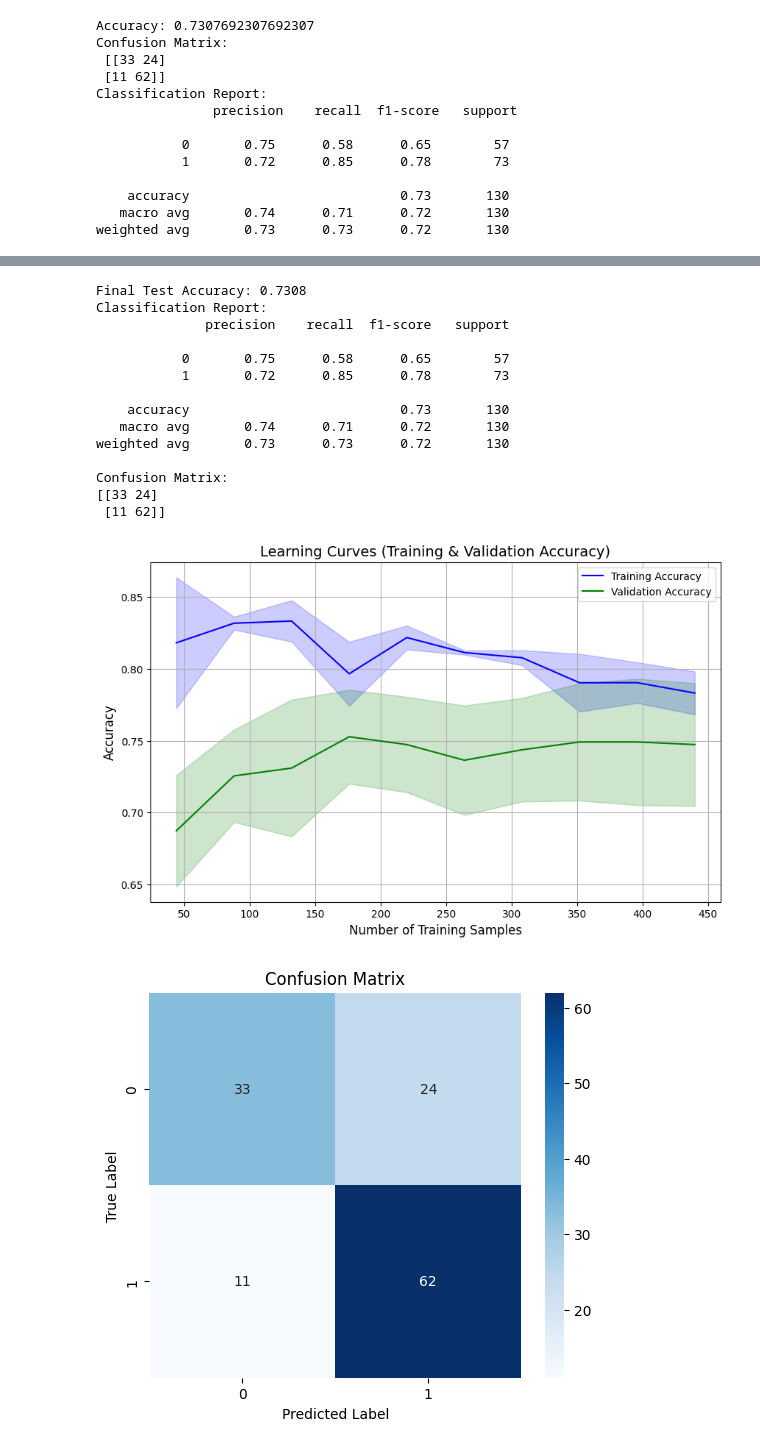
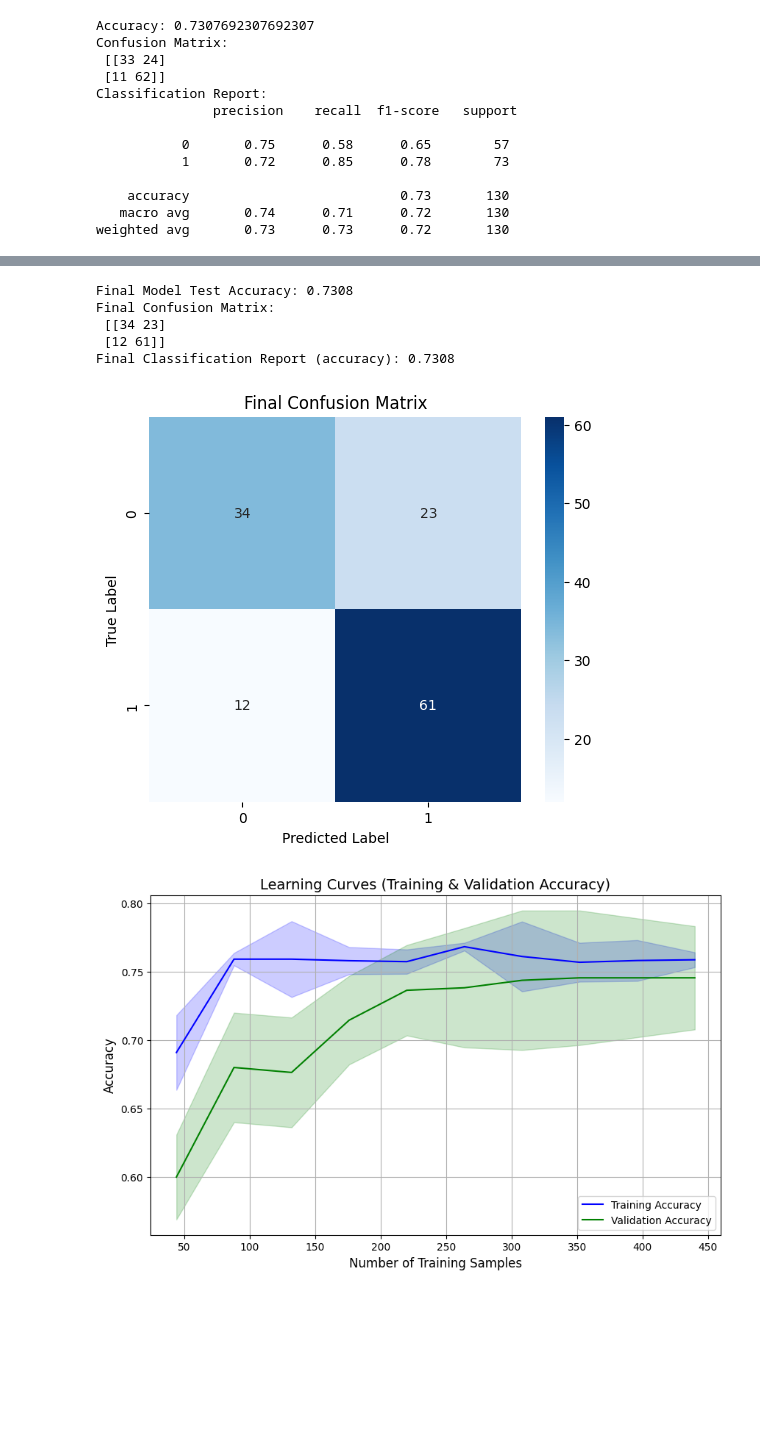
Before and after one commit to Patrick-Devine33/Academic-Success-Predictor, a Jupyter notebook: models/Logistic_Regression.ipynb, the cells around one changed output, grey strips where cells are left out. Cells and saved outputs as stored; diff of their text form; code cells hidden in the pictures; blank space fills up the shorter version.

Commit message:
Final model with completed tuning

```diff
--- a/models/Logistic_Regression.ipynb
+++ b/models/Logistic_Regression.ipynb
@@ -298,7 +259,7 @@ y = df2['result_pass']
 
 smote = SMOTE(random_state=42)
 
-kf = StratifiedKFold(n_splits=10, shuffle=True, random_state=42)
+kf = KFold(n_splits=5, shuffle=True, random_state=42)
 
 accuracies = []
 conf_matrices = []
@@ -381,85 +509,71 @@ Best Accuracy: 0.7860
 # %%
-
-
 X_train, X_test, y_train, y_test = train_test_split(X, y, test_size=0.2, random_state=42)
 
 smote = SMOTE(random_state=42)
 X_train_smote, y_train_smote = smote.fit_resample(X_train, y_train)
 
 final_model = LogisticRegression(
-    penalty='l1',
-    C=1,
-    solver='saga',
-    max_iter=10000,
-    random_state=42
+    penalty=best_params['penalty'],
+    C=best_params['C'],
+    solver=best_params['solver'],
+    max_iter=best_params['max_iter']
 )
 
 final_model.fit(X_train_smote, y_train_smote)
 
-y_pred = final_model.predict(X_test)
+y_pred_final = final_model.predict(X_test)
 
-accuracy = accuracy_score(y_test, y_pred)
-print(f"Final Test Accuracy: {accuracy:.4f}")
+final_accuracy = accuracy_score(y_test, y_pred_final)
+print(f"Final Model Test Accuracy: {final_accuracy:.4f}")
 
-print("Classification Report:")
-print(classification_report(y_test, y_pred))
+cm_final = confusion_matrix(y_test, y_pred_final)
+print("Final Confusion Matrix:\n", cm_final)
 
-print("Confusion Matrix:")
-print(confusion_matrix(y_test, y_pred))
+class_report_final = classification_report(y_test, y_pred_final, output_dict=True)
+print("Final Classification Report (accuracy): {:.4f}".format(class_report_final['accuracy']))
+
+plt.figure(figsize=(6, 5))
+sns.heatmap(cm_final, annot=True, fmt='d', cmap='Blues', xticklabels=['0', '1'], yticklabels=['0', '1'])
+plt.title('Final Confusion Matrix')
+plt.xlabel('Predicted Label')
+plt.ylabel('True Label')
+plt.show()
 # %% [output]
-Final Test Accuracy: 0.7308
-Classification Report:
-              precision    recall  f1-score   support
-
-           0       0.75      0.58      0.65        57
-           1       0.72      0.85      0.78        73
-
-    accuracy                           0.73       130
-   macro avg       0.74      0.71      0.72       130
-weighted avg       0.73      0.73      0.72       130
-
-Confusion Matrix:
-[[33 24]
- [11 62]]
+Final Model Test Accuracy: 0.7308
+Final Confusion Matrix:
+ [[34 23]
+ [12 61]]
+Final Classification Report (accuracy): 0.7308
+[figure, added]
 # %%
 train_sizes, train_scores, val_scores = learning_curve(
     final_model,
     X_train_smote,
     y_train_smote,
     train_sizes=np.linspace(0.1, 1.0, 10),
     cv=5,
     n_jobs=-1,
     scoring='accuracy'
 )
 
 train_mean = np.mean(train_scores, axis=1)
 val_mean = np.mean(val_scores, axis=1)
 train_std = np.std(train_scores, axis=1)
 val_std = np.std(val_scores, axis=1)
 
 plt.figure(figsize=(10, 6))
 plt.plot(train_sizes, train_mean, label='Training Accuracy', color='blue')
 plt.plot(train_sizes, val_mean, label='Validation Accuracy', color='green')
 
 plt.fill_between(train_sizes, train_mean - train_std, train_mean + train_std, color='blue', alpha=0.2)
 plt.fill_between(train_sizes, val_mean - val_std, val_mean + val_std, color='green', alpha=0.2)
 
 plt.title('Learning Curves (Training & Validation Accuracy)', fontsize=14)
 plt.xlabel('Number of Training Samples', fontsize=12)
 plt.ylabel('Accuracy', fontsize=12)
 plt.legend(loc='best')
 plt.grid(True)
 
 plt.show()
-
-cm = confusion_matrix(y_test, y_pred)
-
-plt.figure(figsize=(6, 5))
-sns.heatmap(cm, annot=True, fmt='d', cmap='Blues', xticklabels=['0', '1'], yticklabels=['0', '1'])
-plt.title('Confusion Matrix')
-plt.xlabel('Predicted Label')
-plt.ylabel('True Label')
-plt.show()
 # %% [output]
-[figure, old version]
+[figure, new version]
-[figure, removed]
```
Also changed, not shown: parts of 12 cells of this notebook.
